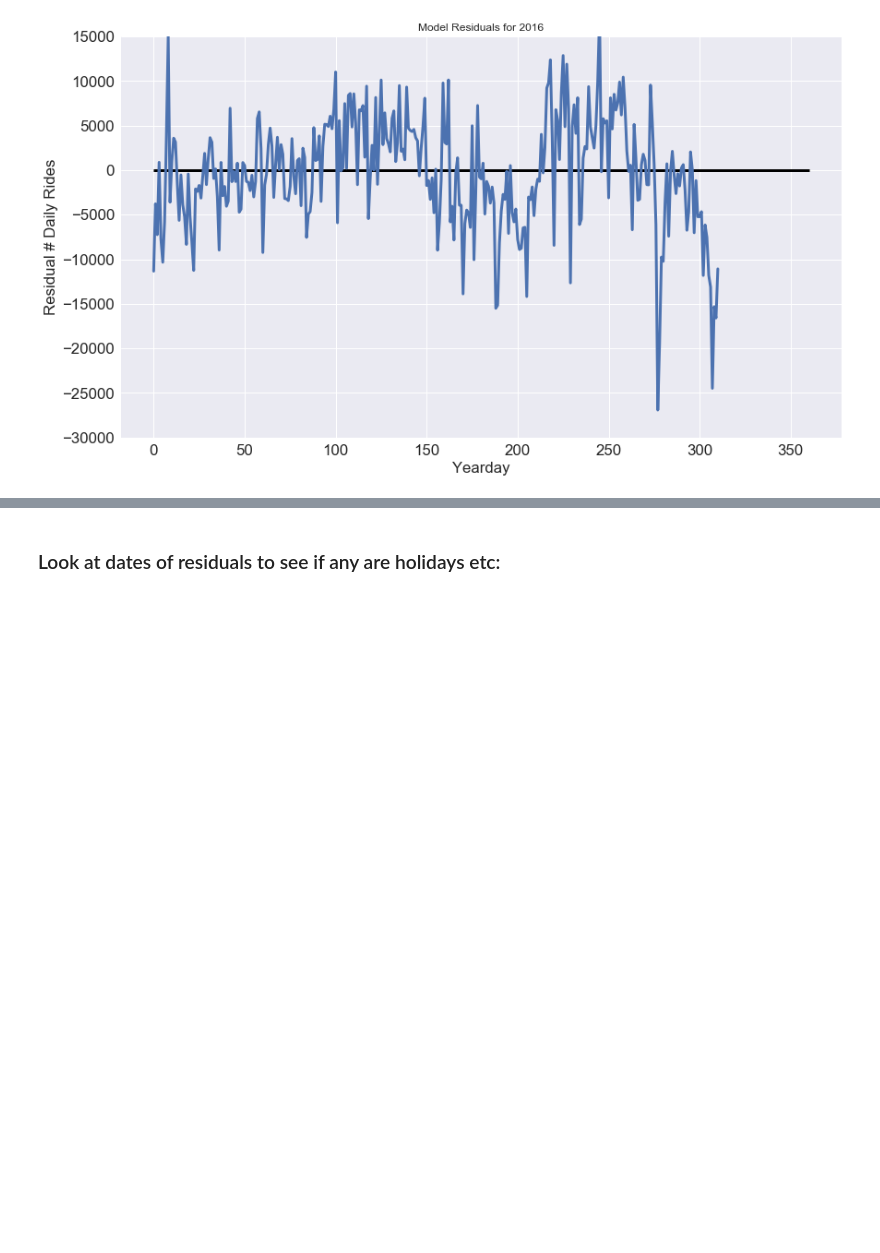
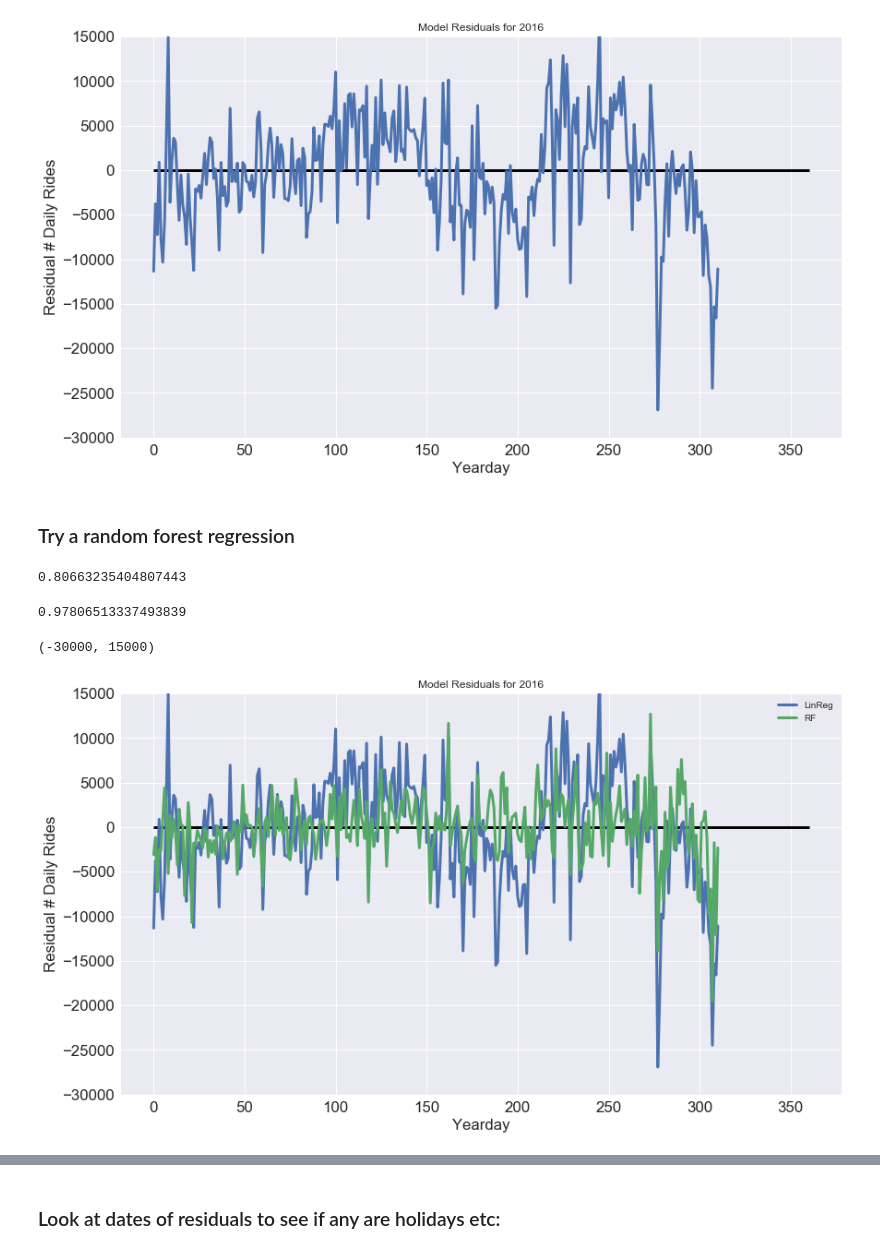
Before and after one commit to andypicke/Springboard_DataScience, a Jupyter notebook: Capstone_1/citibike_regression.ipynb, the cells around one changed output, grey strips where cells are left out. Cells and saved outputs as stored; diff of their text form; code cells hidden in the pictures; blank space fills up the shorter version.

Commit message:
working on modeling

```diff
--- a/Capstone_1/citibike_regression.ipynb
+++ b/Capstone_1/citibike_regression.ipynb
@@ -285,3 +285,30 @@ plt.ylim(-30000,15000)
 # %% [output]
 (-30000, 15000)
 [figure]
+# %% [markdown]
+### Try a random forest regression
+# %%
+from sklearn.ensemble import RandomForestRegressor
+rf = RandomForestRegressor(n_estimators=50)
+rf.fit(X_train,y_train)
+np.mean(cross_val_score(rf,X_train,y_train))
+# %% [output]
+0.80663235404807443
+# %%
+rf.score(X_train, y_train)
+# %% [output]
+0.97806513337493839
+# %%
+plt.figure(figsize=(14,8))
+#plt.plot(y,label='Actual')
+plt.plot(y-reg.predict(X_all),label='LinReg')
+plt.plot(y-rf.predict(X_all),label='RF')
+plt.legend();
+plt.xlabel('Yearday')
+plt.ylabel('Residual # Daily Rides')
+plt.title('Model Residuals for ' + str(year));
+plt.hlines(xmin=0,xmax=360,y=0);
+plt.ylim(-30000,15000)
+# %% [output]
+(-30000, 15000)
+[figure, added]
```
Also changed, not shown: parts of 1 cell of this notebook, 2 other files.
